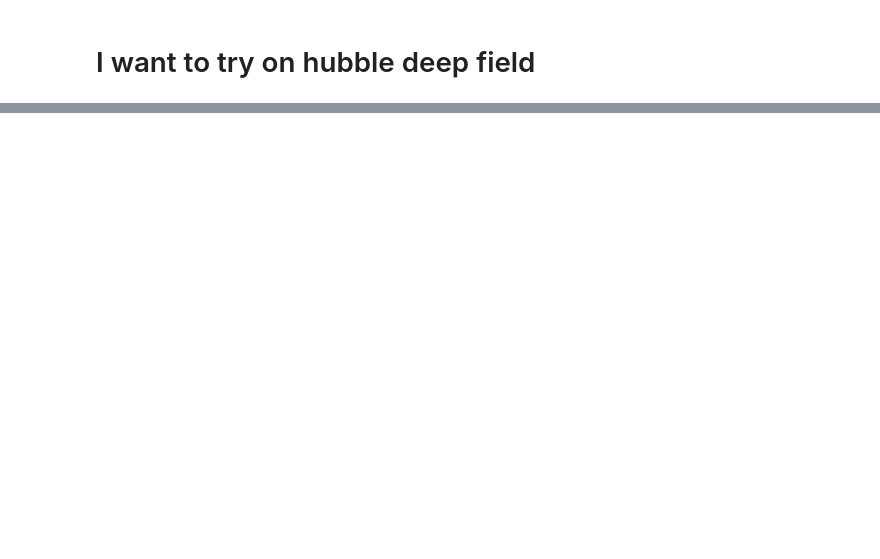
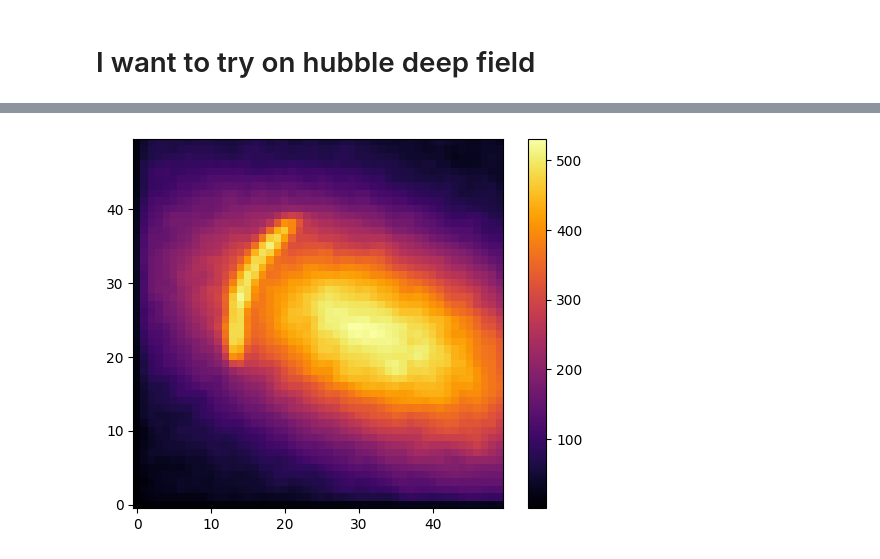
Before and after one commit to OliverRedhead/Gravitational-Lensing, a Jupyter notebook: wk 2/PIEMD_oli/piemd_testing.ipynb, the cells around one changed output, grey strips where cells are left out. Saved outputs shown, nothing was run; the diff lists cells and outputs as text; code cells hidden in the pictures; blank space fills up the shorter version.

```diff
--- a/wk 2/PIEMD_oli/piemd_testing.ipynb
+++ b/wk 2/PIEMD_oli/piemd_testing.ipynb
@@ -326,0 +370,6 @@ plt.close()
+# %%
+cbar = plt.imshow(img_hubble, origin='lower', cmap='inferno')
+plt.colorbar(cbar)
+plt.show()
+# %% [output]
+[figure, added]
```
Also changed, not shown: parts of 37 cells of this notebook, 6 other files.
